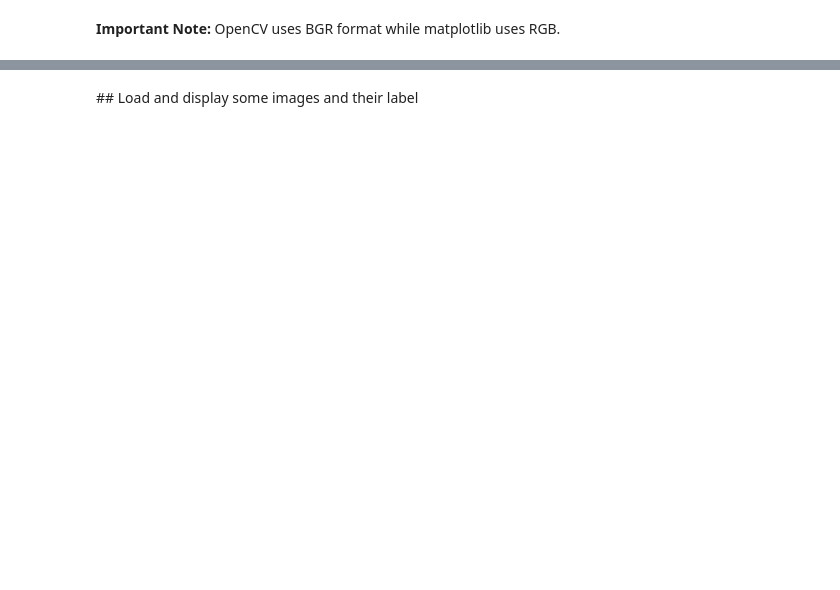
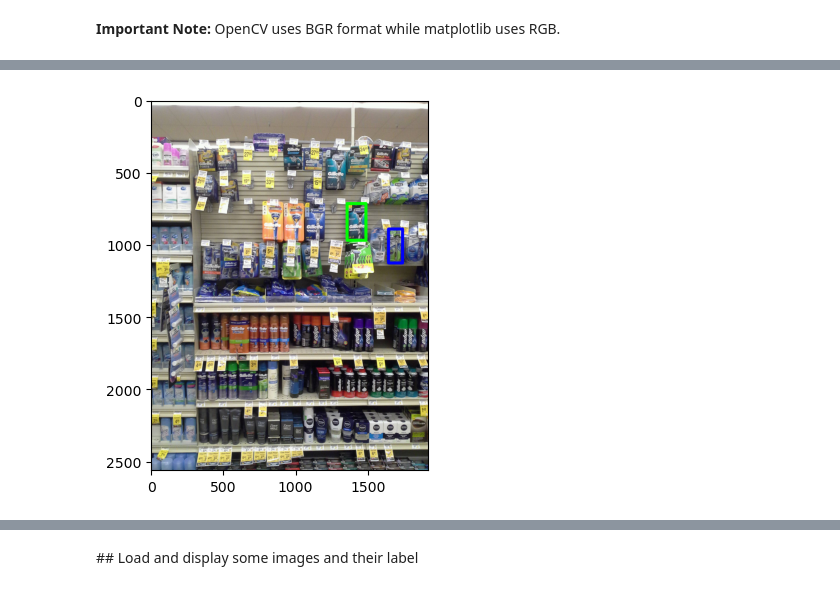
Before and after one commit to FerF8/Object-detection-for-in-store-inventory-management, a Jupyter notebook: notebooks/EDA.ipynb, the cells around one changed output, grey strips where cells are left out. Drawn from its saved outputs; the diff is of its cells as text; code cells hidden in the pictures; blank space fills up the shorter version.

```diff
--- a/notebooks/EDA.ipynb
+++ b/notebooks/EDA.ipynb
@@ -61,3 +57,5 @@ labels.nunique()
 6      33
 7      33
 dtype: int64
+# %%
+train_list, test_list, val_list = utils.listfiles('../images/')
@@ -63,0 +70,2 @@ dtype: int64
+# %%
+labels['8'] = labels['8'].map(lambda x: 1 if labels['0'] in train_list)
@@ -93,7 +79,7 @@ KeyError: 'class'
 ## Working with images and OpenCV
 # %%
 # Load an image
-img = cv2.imread('../images/test_1066.jpg')
+img = cv2.imread('../images/train_1880.jpg')
 # img = cv2.imread('../images/train_54.jpg')
 print(f'Image type: {type(img)}')
 print(f'Image shape: {img.shape} (Height x Width x Channels)')
@@ -121,0 +120,21 @@ plt.show()
+# %%
+# Buscar el nombre del archivo ../images/train_1880.jpg
+train_1880 = labels.loc[labels[0]=='train_1880.jpg']
+
+# extraer los BB del .csv
+x1 = train_1880.iloc[0][1]
+y1 = train_1880.iloc[0][2]
+x2 = train_1880.iloc[0][3]
+y2 = train_1880.iloc[0][4]
+ax1 = train_1880.iloc[1][1]
+ay1 = train_1880.iloc[1][2]
+ax2 = train_1880.iloc[1][3]
+ay2 = train_1880.iloc[1][4]
+# dibujarle los BB
+# %%
+cv2.rectangle(img_rgb, (x1, y1), (x2, y2), (0,255,0), 20)
+cv2.rectangle(img_rgb, (ax1, ay1), (ax2, ay2), (0,0,255), 20)
+plt.imshow(img_rgb)
+plt.show()
+# %% [output]
+[figure, added]
```
Also changed, not shown: parts of 18 cells of this notebook, 1 other file.
